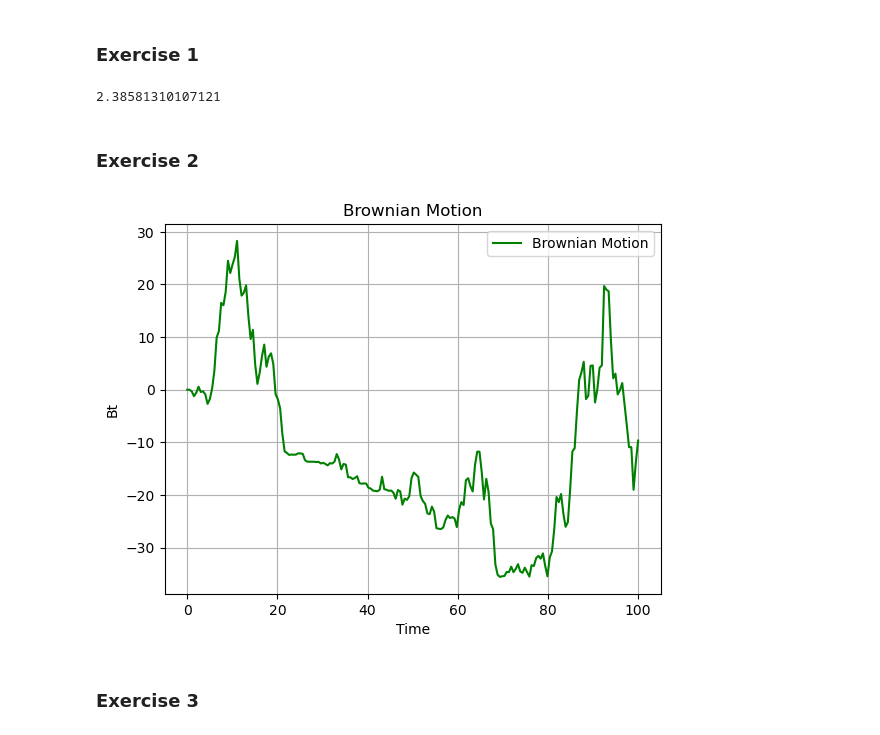
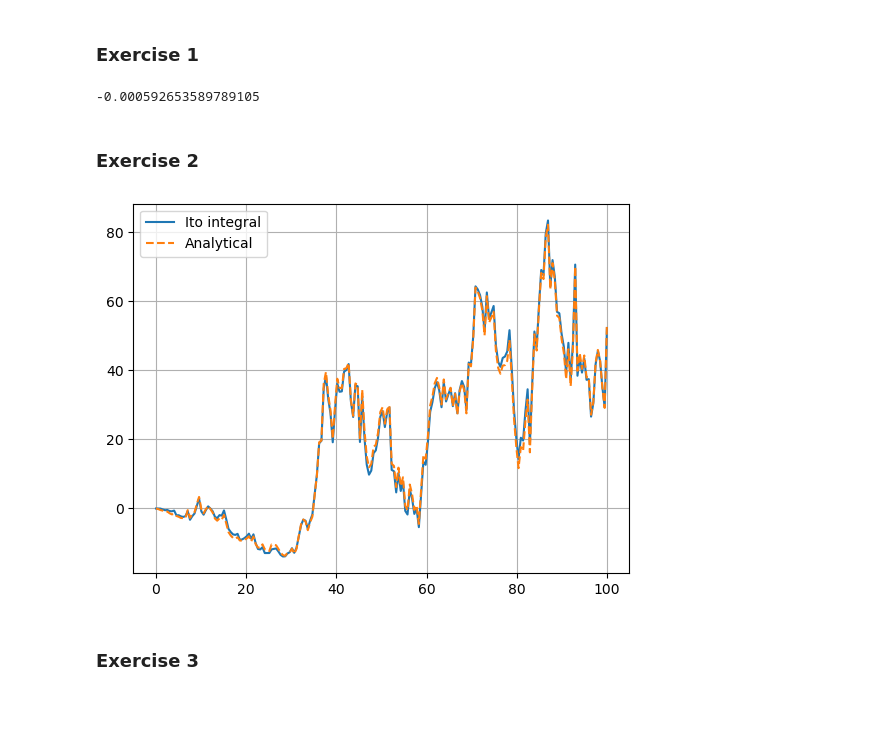
Before and after one commit to muhammadhussain-ops/02425-Diffusions-and-stochastic-differential-equations, a Jupyter notebook: WEEK5.ipynb, the cells around one changed output. Drawn from its saved outputs; the diff is of its cells as text; code cells hidden in the pictures; blank space fills up the shorter version.

```diff
--- a/WEEK5.ipynb
+++ b/WEEK5.ipynb
@@ -12,8 +12,8 @@ import scipy.stats as stats
 # %% [markdown]
 ### Exercise 1
 # %%
-T = 10
-dt = 0.0001
+T = 2*np.pi
+dt = 0.001
 x = 0
 f = lambda x, t: 0.5 * x
 g = lambda x, t: 0.1 * x
@@ -25,7 +25,7 @@ def eulersum(f,g,T,dt,x):
     X[0] = x
     for i in range(1, N):
         dW1 = np.random.normal(0, np.sqrt(dt))
-        X[i] = X[i-1] + (1/2 + 1/2 * np.cos(t[i-1])**2) * dt
+        X[i] = X[i-1] + np.cos(t[i-1])**2 * dt
     return t, X
 
 
@@ -36,7 +36,7 @@ closedform = 1/2 * T + 1/4 * np.sin(2*T)
 
 print(X[-1]-closedform)
 # %% [output]
-2.38581310107121
+-0.000592653589789105
 # %% [markdown]
 ### Exercise 2
 # %%
@@ -45,9 +45,7 @@ dt = 0.5
 x = 0
 partition = np.linspace(0, T, int(T/dt))
 
-def eulerbrownian(T,dt,x):
-
-    def Brownian(partition):
+def Brownian(partition):
 
         BrownianMotion = np.array([])
 
@@ -60,6 +58,10 @@ def eulerbrownian(T,dt,x):
 
         return BrownianMotion
 
+Bt = Brownian(partition)
+
+def eulerbrownian(T,dt,x):
+
 
 
     N = int(T/dt)
@@ -68,31 +70,23 @@ def eulerbrownian(T,dt,x):
     X[0] = x
 
 
-
-    dBt = Brownian(partition)
-
     for i in range(1, N):
-        X[i] = X[i-1] + dBt[i-1] * (dBt[i] - dBt[i-1])
+        X[i] = X[i-1] + Bt[i-1] * (Bt[i] - Bt[i-1])
     return t, X
 
 
 t, X = eulerbrownian(T, dt, x)
 # %%
 
-plt.plot(partition, X, linestyle='-', color='g', label='Brownian Motion')
+plt.plot(partition, X, label="Ito integral")
 
+analytical = 0.5 * (Bt**2 - partition)
+plt.plot(partition, analytical, "--", label="Analytical")
 
-plt.title('Brownian Motion')
-plt.xlabel('Time')
-plt.ylabel('Bt')
-
-
-plt.grid(True)
 plt.legend()
-
-# Display the final plot
+plt.grid()
 plt.show()
 # %% [output]
-[figure, old version]
+[figure, new version]
 # %% [markdown]
 ### Exercise 3
```
Also changed, not shown: parts of 19 cells of this notebook.
